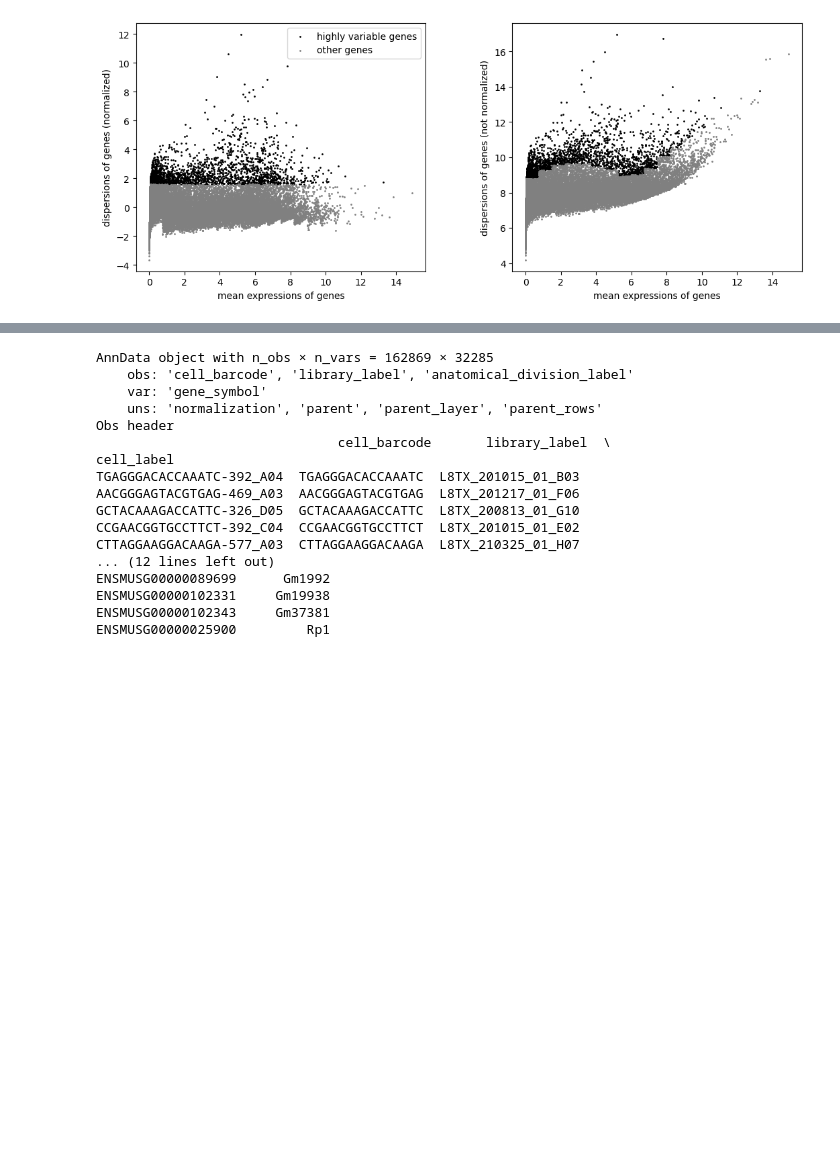
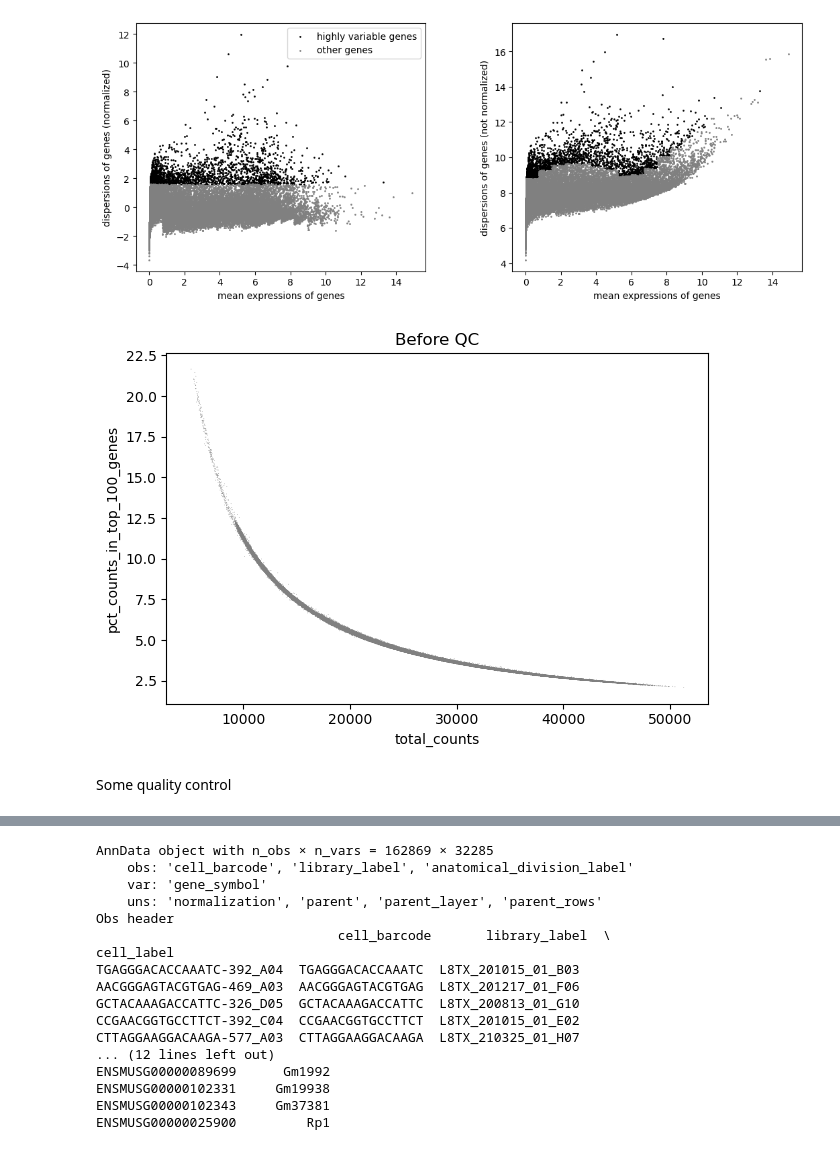
Before and after one commit to vex-me-not/MLKinCompBioFinalProject, a Jupyter notebook: notebooks/datapre.ipynb, the cells around one changed output, grey strips where cells are left out. Cells and saved outputs as stored; diff of their text form; code cells hidden in the pictures; blank space fills up the shorter version.

```diff
--- a/notebooks/datapre.ipynb
+++ b/notebooks/datapre.ipynb
@@ -87,11 +100,11 @@ del adata, region_counts
 # %%
-adata= anndata.read_h5ad("../data/abc_atlas/expression_matrices/WMB-10Xv2/20230630/WMB-10Xv2-TH-log2.h5ad",backed=None) # sparse matrix with backed='r'
+adata_thv2= anndata.read_h5ad("../data/abc_atlas/expression_matrices/WMB-10Xv2/20230630/WMB-10Xv2-TH-log2.h5ad",backed=None) # sparse matrix with backed='r'
 
-print(adata)
+print(adata_thv2)
 
 # print(adata.X)
-print( "Obs header\n",adata.obs.head())
-print("\n Var header",adata.var.head())
+print( "Obs header\n",adata_thv2.obs.head())
+print("\n Var header",adata_thv2.var.head())
 # %% [output]
 AnnData object with n_obs × n_vars = 131212 × 32285
     obs: 'cell_barcode', 'library_label', 'anatomical_division_label'
@@ -119,4 +132,4 @@ print(adata.obs.columns)
 (131212, 32285)
 Index(['cell_barcode', 'library_label', 'anatomical_division_label'], dtype='object')
 # %%
-sc.pp.calculate_qc_metrics(adata, inplace=True)
+sc.pp.calculate_qc_metrics(adata_thv2, inplace=True)
@@ -148,2 +212,8 @@ sc.pl.highly_variable_genes(adata)
 # %% [output]
 [figure]
+# %%
+sc.pl.scatter(adata_thv2, x='total_counts', y='pct_counts_in_top_100_genes',title="Before QC")
+# %% [output]
+[figure, added]
+# %% [markdown]
+Some quality control
```
Also changed, not shown: parts of 27 cells of this notebook, 2 other files.
